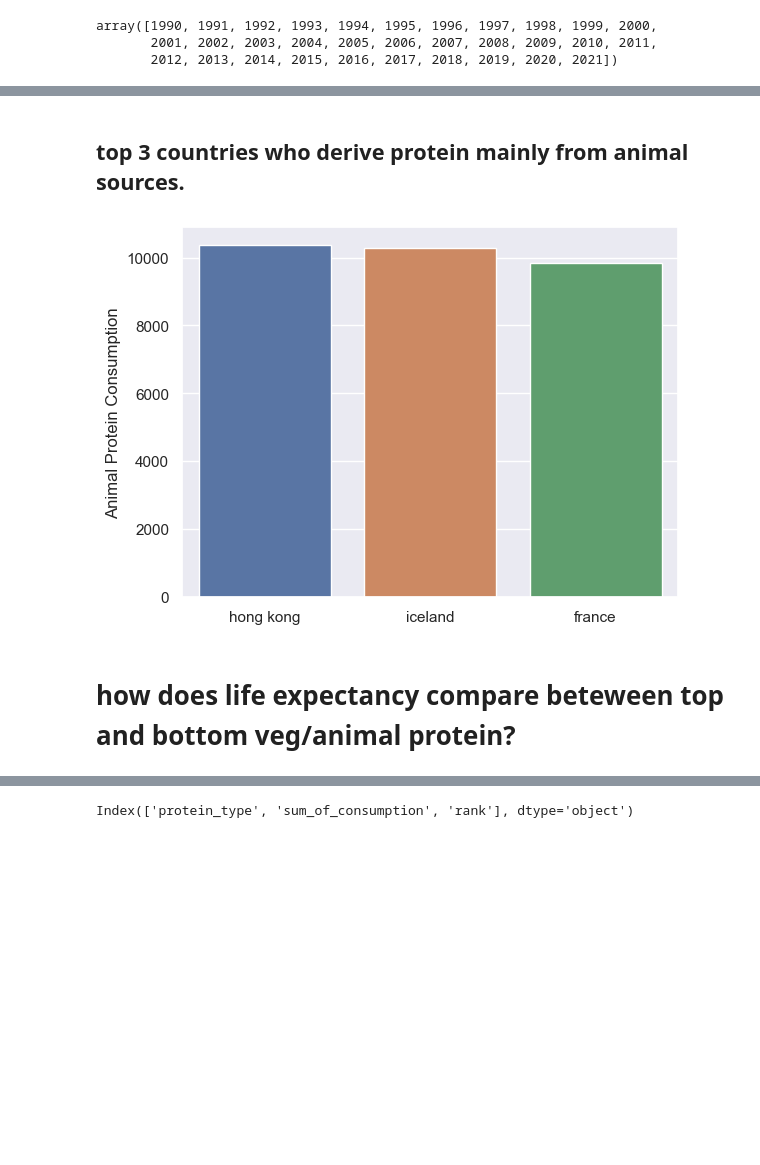
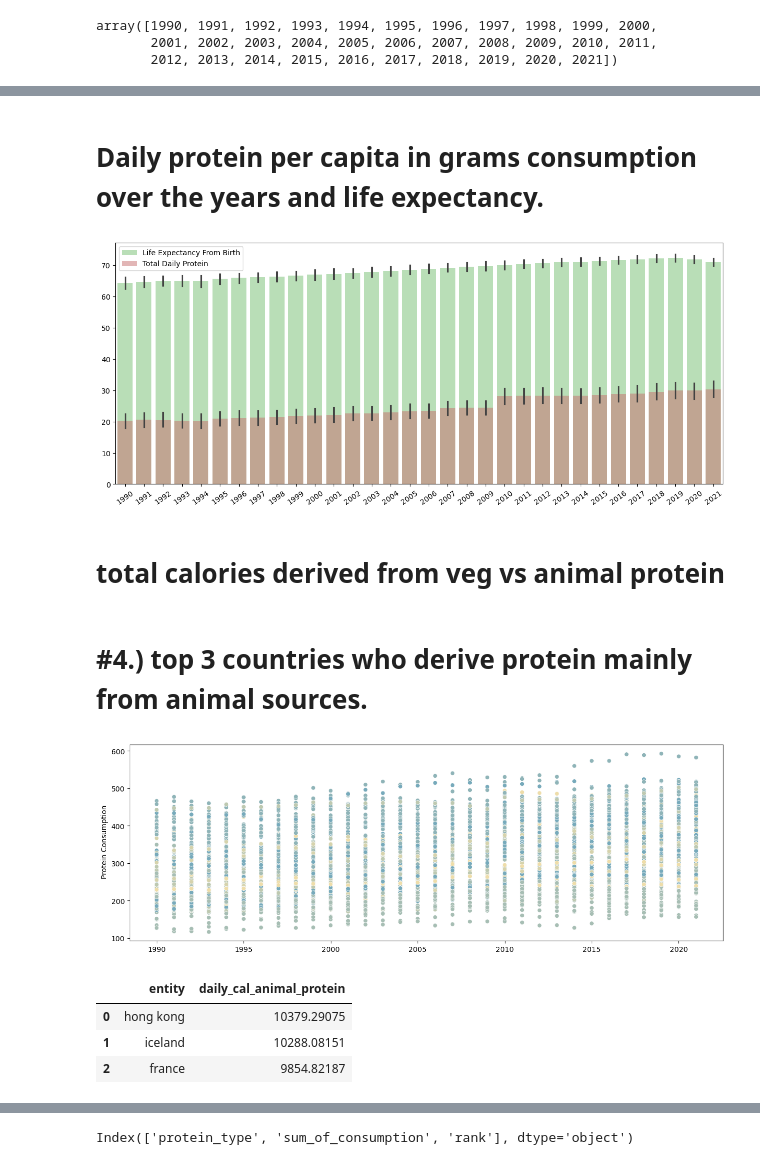
Before and after one commit to NSS-Full-Time-Data-Analytics-14/jonny_farro_cap, a Jupyter notebook: jonnyfarro_capstone_notebook.ipynb, the cells around one changed output, grey strips where cells are left out. Cells and saved outputs as stored; diff of their text form; code cells hidden in the pictures; blank space fills up the shorter version.

```diff
--- a/jonnyfarro_capstone_notebook.ipynb
+++ b/jonnyfarro_capstone_notebook.ipynb
@@ -132,8 +136,8 @@ income_classes= ['low-income countries','high-income countries','lower-middle-in
 final_countries = final.loc[~final['entity'].isin(non_countries_list)]
 income_class = final.loc[final['entity'].isin(income_classes)]
 
-
-
 testdrop= final_countries
 
 df = testdrop.dropna()
+
+df['cals_from_protein'] = df['daily_cal_animal_protein'] + df['daily_cal_veg_protein']
@@ -184,0 +429,2 @@ plt.xticks(rotation = 25);
+# %% [markdown]
+#  Daily protein per capita in grams consumption over the years and life expectancy.
@@ -185,13 +434,36 @@ plt.xticks(rotation = 25);
+# %%
+sns.set_color_codes("muted")
+plt.figure(figsize=(15, 6))
+sns.barplot(df,x='year',y='life_exp',color='g',alpha=0.5,label= "Life Expectancy From Birth")
+sns.barplot(df,x='year',y='total_daily_protein',color='r',alpha=0.5,label="Total Daily Protein")
+
+
+plt.xlabel('')
+plt.ylabel('')
+plt.xticks(rotation = 35);
+# %% [output]
+[figure, new version]
+# %% [markdown]
+  # total calories derived from veg vs animal protein
 # %% [markdown]
-## top 3 countries who derive protein mainly from animal sources.
+# #4.) top 3 countries who derive protein mainly from animal sources.
 # %%
-animal_protein = df.groupby(['entity']).agg({
-    'daily_cal_animal_protein':'sum'}).sort_values(by='daily_cal_animal_protein',ascending = False).head(3).reset_index()
-sns.barplot(animal_protein,x = 'entity',y='daily_cal_animal_protein',hue='entity')
+animal_protein = df.groupby(['region','year']).agg({
+    'cals_from_protein':'sum'}).sort_values(by='cals_from_protein',ascending = False).reset_index()
+plt.figure(figsize=(15, 5))
+sns.scatterplot(df,x = 'year',y='cals_from_protein',legend=False,hue='region')
+
 plt.xlabel('')
-plt.ylabel('Animal Protein Consumption');
+
+plt.ylabel(' Protein Consumption');
 # %% [output]
-[figure, old version]
+[figure, new version]
-# %% [markdown]
-# how does life expectancy compare beteween top and bottom veg/animal protein?
+# %%
+animal_heavy_list = animal_protein.entity.to_list()
+animal_protein
+# %% [output]
+|  | entity | daily_cal_animal_protein |
+| 0 | hong kong | 10379.29075 |
+| 1 | iceland | 10288.08151 |
+| 2 | france | 9854.82187 |
 # %%
```
Also changed, not shown: parts of 80 cells of this notebook.
